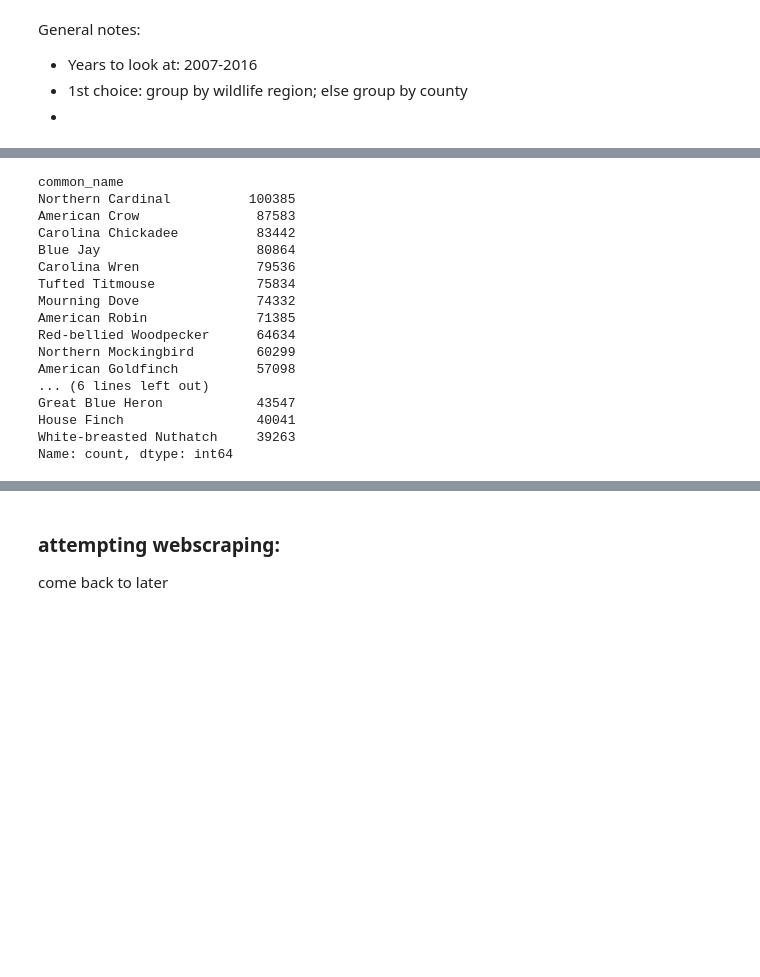
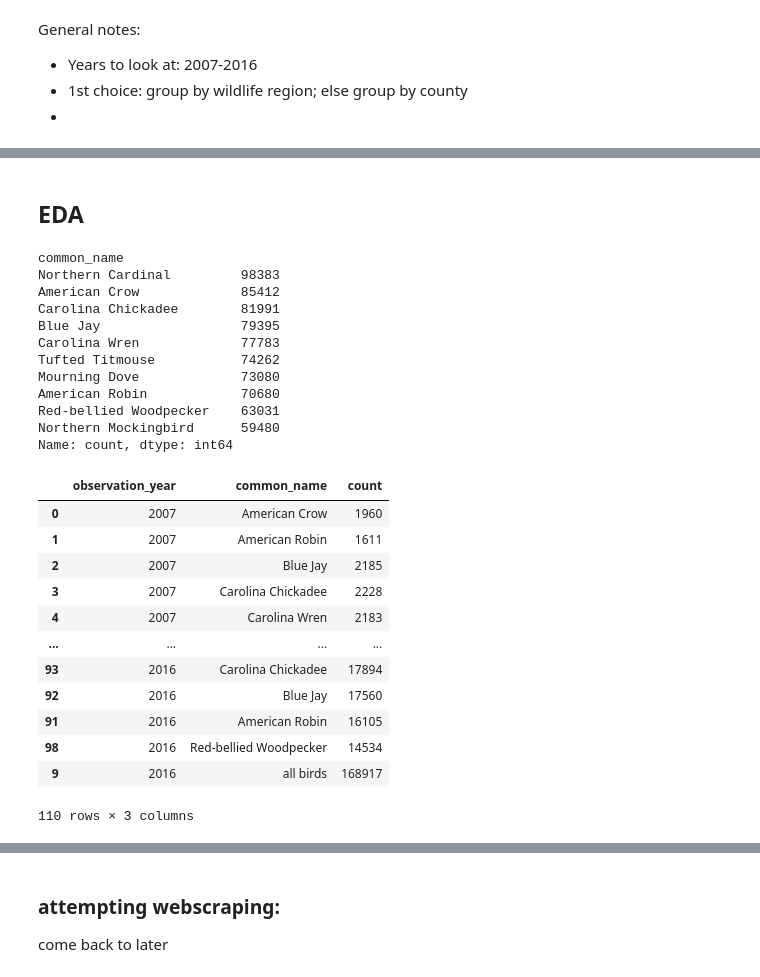
Before and after one commit to danileahacker/NSS-Capstone-Dani-Hacker, a Jupyter notebook: scripts/danih_capstone_eda.ipynb, the cells around one changed output, grey strips where cells are left out. Cells and saved outputs as stored; diff of their text form; code cells hidden in the pictures; blank space fills up the shorter version.

```diff
--- a/scripts/danih_capstone_eda.ipynb
+++ b/scripts/danih_capstone_eda.ipynb
@@ -107,21 +152,46 @@ See the caveats in the documentation: https://pandas.pydata.org/pandas-docs/stab
+# %% [markdown]
+## EDA
 # %%
-birds.common_name.value_counts().head(20)
+birds_outside_usfws.common_name.value_counts().head(10)
 # %% [output]
 common_name
-Northern Cardinal          100385
-American Crow               87583
-Carolina Chickadee          83442
-Blue Jay                    80864
-Carolina Wren               79536
-Tufted Titmouse             75834
-Mourning Dove               74332
-American Robin              71385
-Red-bellied Woodpecker      64634
-Northern Mockingbird        60299
-American Goldfinch          57098
-... (6 lines left out)
-Great Blue Heron            43547
-House Finch                 40041
-White-breasted Nuthatch     39263
+Northern Cardinal         98383
+American Crow             85412
+Carolina Chickadee        81991
+Blue Jay                  79395
+Carolina Wren             77783
+Tufted Titmouse           74262
+Mourning Dove             73080
+American Robin            70680
+Red-bellied Woodpecker    63031
+Northern Mockingbird      59480
 Name: count, dtype: int64
+# %%
+# creating subset called outside usfws top 10, grouping by year & common name
+outside_usfws_top10 = birds_outside_usfws.loc[birds_outside_usfws.common_name.isin(['Northern Cardinal', 'American Crow', 'Carolina Chickadee', 'Blue Jay', 'Carolina Wren', 'Tufted Titmouse', 'Mourning Dove', 'American Robin', 'Red-bellied Woodpecker', 'Northern Mockingbird'])]
+outside_usfws_top10 = outside_usfws_top10.groupby(['observation_year', 'common_name']).count()[['global_unique_identifier']].reset_index()
+outside_usfws_top10.columns = ['observation_year', 'common_name', 'count']
+
+# adding total count per year
+total_birds = outside_usfws_top10.groupby('observation_year').sum()[['count']].reset_index()
+total_birds['common_name'] = 'all birds'
+outside_usfws_top10 = pd.concat([outside_usfws_top10, total_birds]).sort_values('observation_year')
+
+outside_usfws_top10
+# .loc[outside_usfws_top10.common_name == 'Northern Mockingbird']
+# df.loc[df['channel'].isin(['sale','fullprice'])]
+# %% [output]
+|  | observation_year | common_name | count |
+| 0 | 2007 | American Crow | 1960 |
+| 1 | 2007 | American Robin | 1611 |
+| 2 | 2007 | Blue Jay | 2185 |
+| 3 | 2007 | Carolina Chickadee | 2228 |
+| 4 | 2007 | Carolina Wren | 2183 |
+| ... | ... | ... | ... |
+| 93 | 2016 | Carolina Chickadee | 17894 |
+| 92 | 2016 | Blue Jay | 17560 |
+| 91 | 2016 | American Robin | 16105 |
+| 98 | 2016 | Red-bellied Woodpecker | 14534 |
+| 9 | 2016 | all birds | 168917 |
+110 rows × 3 columns
 # %%
```
Also changed, not shown: parts of 18 cells of this notebook.
